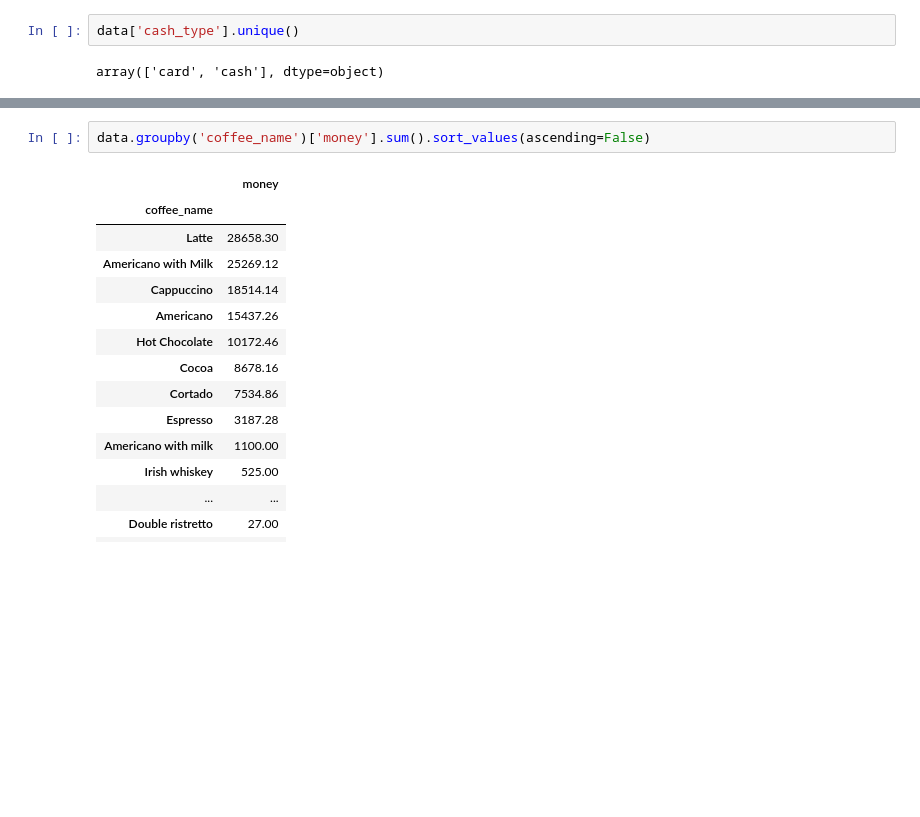
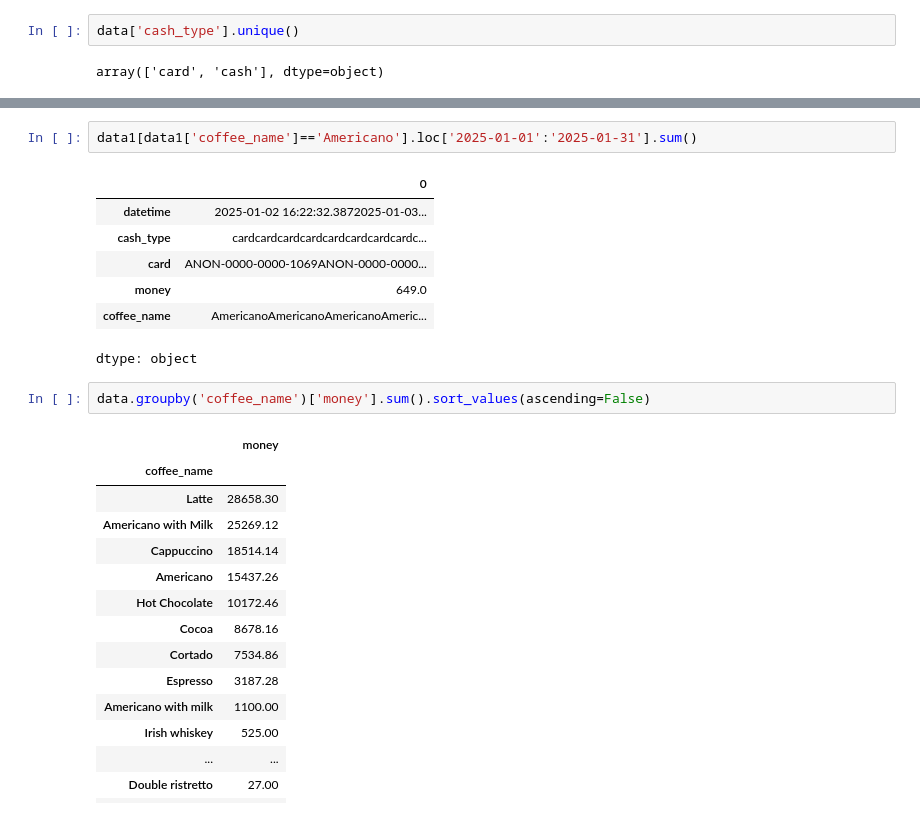
Before and after one commit to KopanoMonyai/Sales_Analysis, a Jupyter notebook: Sales.ipynb, the cells around one changed output, grey strips where cells are left out. Cells and saved outputs as stored; diff of their text form; blank space fills up the shorter version.

```diff
--- a/Sales.ipynb
+++ b/Sales.ipynb
@@ -124,3 +103,13 @@ class Lagrange_Polynomial:
+# %%
+data1[data1['coffee_name']=='Americano'].loc['2025-01-01':'2025-01-31'].sum()
+# %% [output]
+|  | 0 |
+| datetime | 2025-01-02 16:22:32.3872025-01-03... |
+| cash_type | cardcardcardcardcardcardcardcardc... |
+| card | ANON-0000-0000-1069ANON-0000-0000... |
+| money | 649.0 |
+| coffee_name | AmericanoAmericanoAmericanoAmeric... |
+dtype: object
 # %%
 data.groupby('coffee_name')['money'].sum().sort_values(ascending=False)
 # %% [output]
```
Also changed, not shown: parts of 7 cells of this notebook.
